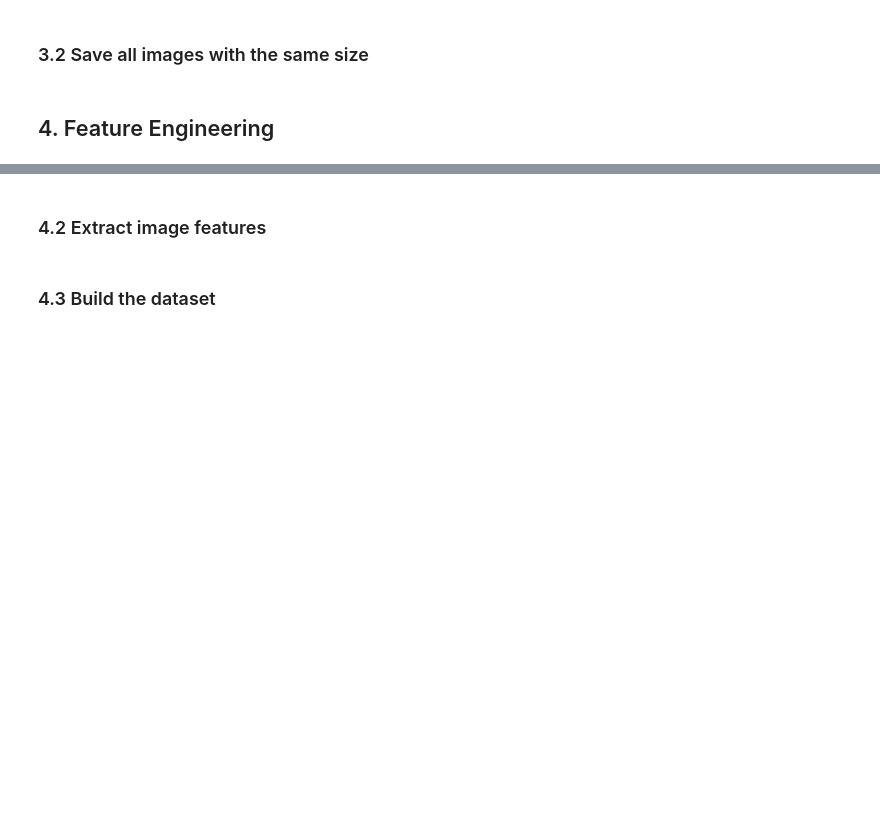
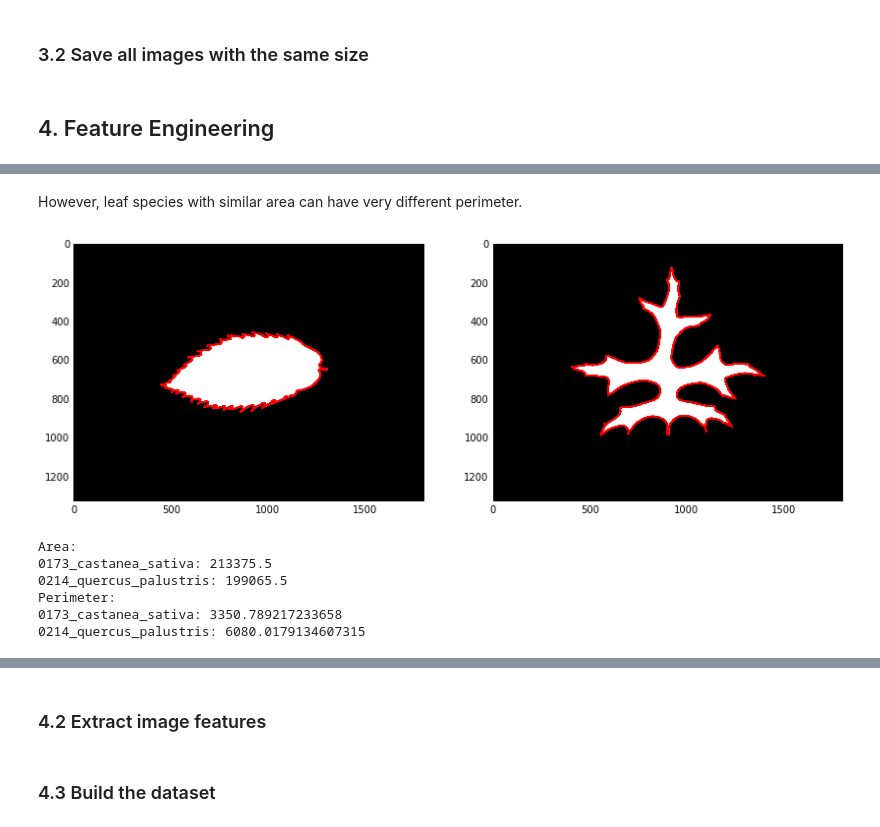
Before and after one commit to Larissa13/MAC5749, a Jupyter notebook: projects/group3/Group3.ipynb, the cells around one changed output, grey strips where cells are left out. Drawn from its saved outputs; the diff is of its cells as text; code cells hidden in the pictures; blank space fills up the shorter version.

```diff
--- a/projects/group3/Group3.ipynb
+++ b/projects/group3/Group3.ipynb
@@ -142,0 +155,37 @@ TODO: explain area
+# %% [markdown]
+
+However, leaf species with similar area can have very different perimeter.
+# %%
+ret, im1 = cv2.threshold(scimg.imread(folder + "0173_castanea_sativa.jpg"), 127, 255, 0)
+ret, im2 = cv2.threshold(scimg.imread(folder + "0214_quercus_palustris.jpg"), 127, 255, 0)
+
+im, contours1, hierarchy = cv2.findContours(im1, cv2.RETR_TREE, cv2.CHAIN_APPROX_SIMPLE)
+im, contours2, hierarchy = cv2.findContours(im2, cv2.RETR_TREE, cv2.CHAIN_APPROX_SIMPLE)
+
+im1 = cv2.cvtColor(im1, cv2.COLOR_GRAY2RGB)
+im2 = cv2.cvtColor(im2, cv2.COLOR_GRAY2RGB)
+
+im1 = cv2.drawContours(im1, contours1, 0, (255,0,0), 10)
+im2 = cv2.drawContours(im2, contours2, 0, (255,0,0), 10)
+
+plt.figure()
+plt.subplot(1,2,1)
+plt.imshow(im1)
+plt.subplot(1,2,2)
+plt.imshow(im2)
+plt.show()
+
+print("Area:")
+print("0173_castanea_sativa: " + str(cv2.contourArea(contours1[0])))
+print("0214_quercus_palustris: " + str(cv2.contourArea(contours2[0])))
+print("Perimeter:")
+print("0173_castanea_sativa: " + str(cv2.arcLength(contours1[0],True)))
+print("0214_quercus_palustris: " + str(cv2.arcLength(contours2[0],True)))
+# %% [output]
+[figure, added]
+Area:
+0173_castanea_sativa: 213375.5
+0214_quercus_palustris: 199065.5
+Perimeter:
+0173_castanea_sativa: 3350.789217233658
+0214_quercus_palustris: 6080.0179134607315
```
Also changed, not shown: parts of 23 cells of this notebook.
